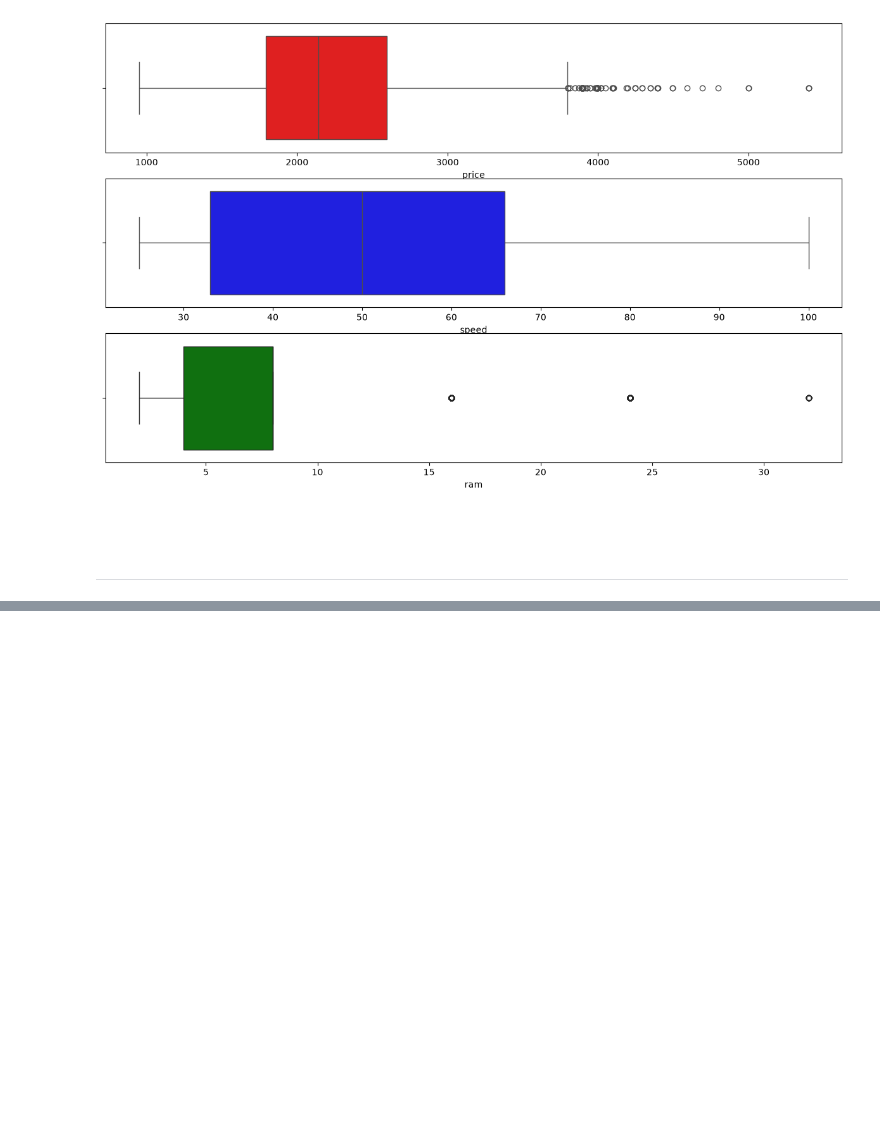
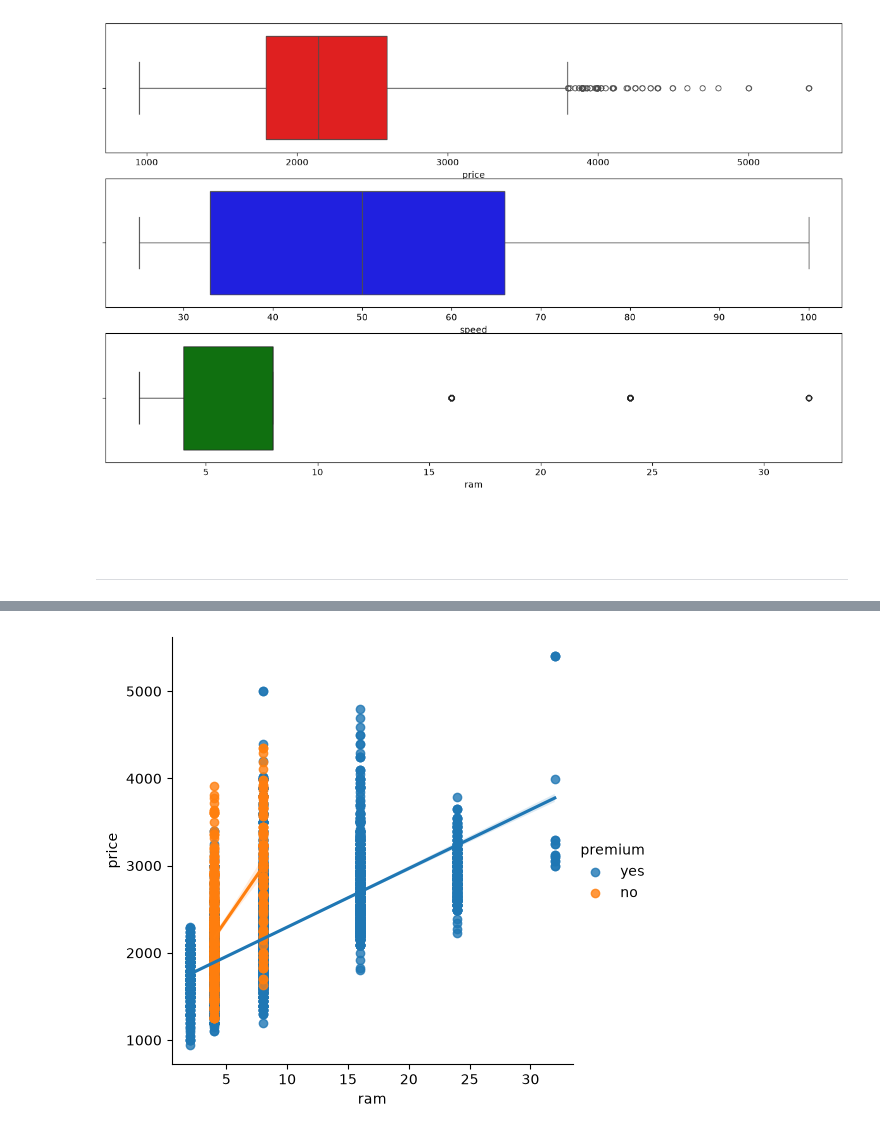
Before and after one commit to MiltonValleL/regression-and-forecasting, a Jupyter notebook: assignments/01_EDA_assignments.ipynb, the cells around one changed output, grey strips where cells are left out. Saved outputs shown, nothing was run; the diff lists cells and outputs as text; code cells hidden in the pictures; blank space fills up the shorter version.

```diff
--- a/assignments/01_EDA_assignments.ipynb
+++ b/assignments/01_EDA_assignments.ipynb
@@ -122,0 +179,5 @@ for col, c, ax in zip(columns, color, ax.flat):
+# %%
+sns.lmplot(data=computers, x='ram', y='price', hue='premium')
+plt.show()
+# %% [output]
+[figure, added]
```
Also changed, not shown: parts of 13 cells of this notebook.
